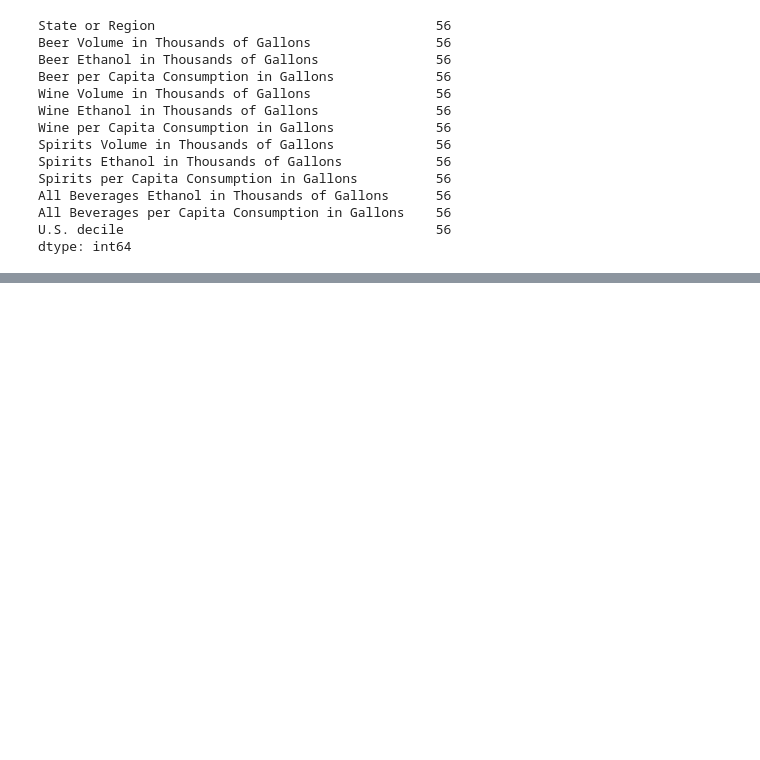
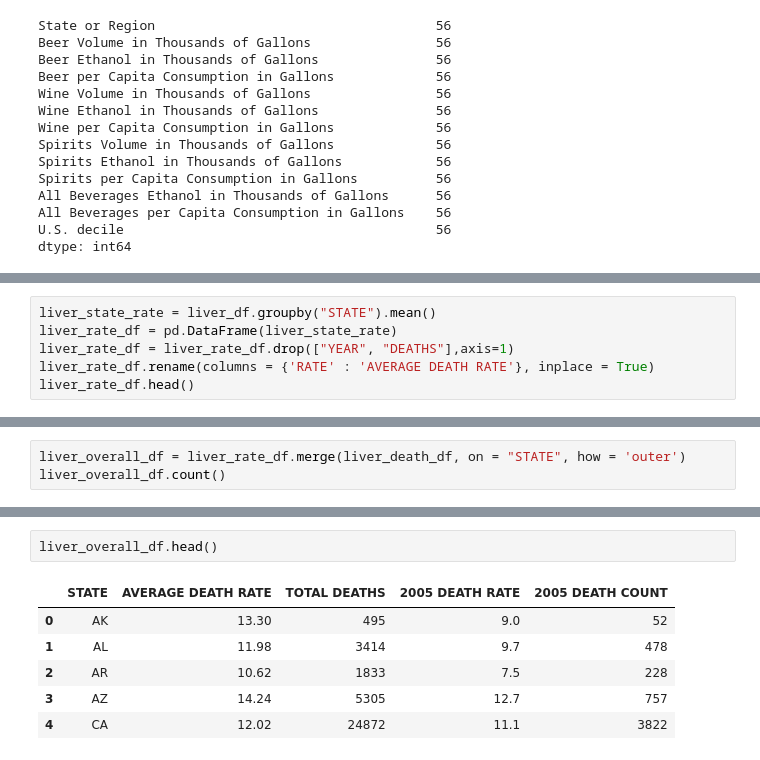
Before and after one commit to epayne323/ProjectOneRepo, a Jupyter notebook: Notebooks/Working_DataCleanup_RM.ipynb, the cells around one changed output, grey strips where cells are left out. Cells and saved outputs as stored; diff of their text form; blank space fills up the shorter version.

```diff
--- a/Notebooks/Working_DataCleanup_RM.ipynb
+++ b/Notebooks/Working_DataCleanup_RM.ipynb
@@ -812,0 +888,6 @@ consumption_df.to_csv(os.path.join("..","Data","Clean",""))
+# %%
+liver_state_rate = liver_df.groupby("STATE").mean()
+liver_rate_df = pd.DataFrame(liver_state_rate)
+liver_rate_df = liver_rate_df.drop(["YEAR", "DEATHS"],axis=1)
+liver_rate_df.rename(columns = {'RATE' : 'AVERAGE DEATH RATE'}, inplace = True)
+liver_rate_df.head()
@@ -812,0 +902,3 @@ consumption_df.to_csv(os.path.join("..","Data","Clean",""))
+# %%
+liver_overall_df = liver_rate_df.merge(liver_death_df, on = "STATE", how = 'outer')
+liver_overall_df.count()
@@ -812,0 +942,9 @@ consumption_df.to_csv(os.path.join("..","Data","Clean",""))
+# %%
+liver_overall_df.head()
+# %% [output]
+|  | STATE | AVERAGE DEATH RATE | TOTAL DEATHS | 2005 DEATH RATE | 2005 DEATH COUNT |
+| 0 | AK | 13.30 | 495 | 9.0 | 52 |
+| 1 | AL | 11.98 | 3414 | 9.7 | 478 |
+| 2 | AR | 10.62 | 1833 | 7.5 | 228 |
+| 3 | AZ | 14.24 | 5305 | 12.7 | 757 |
+| 4 | CA | 12.02 | 24872 | 11.1 | 3822 |
```
Also changed, not shown: parts of 17 cells of this notebook, 2 other files.
